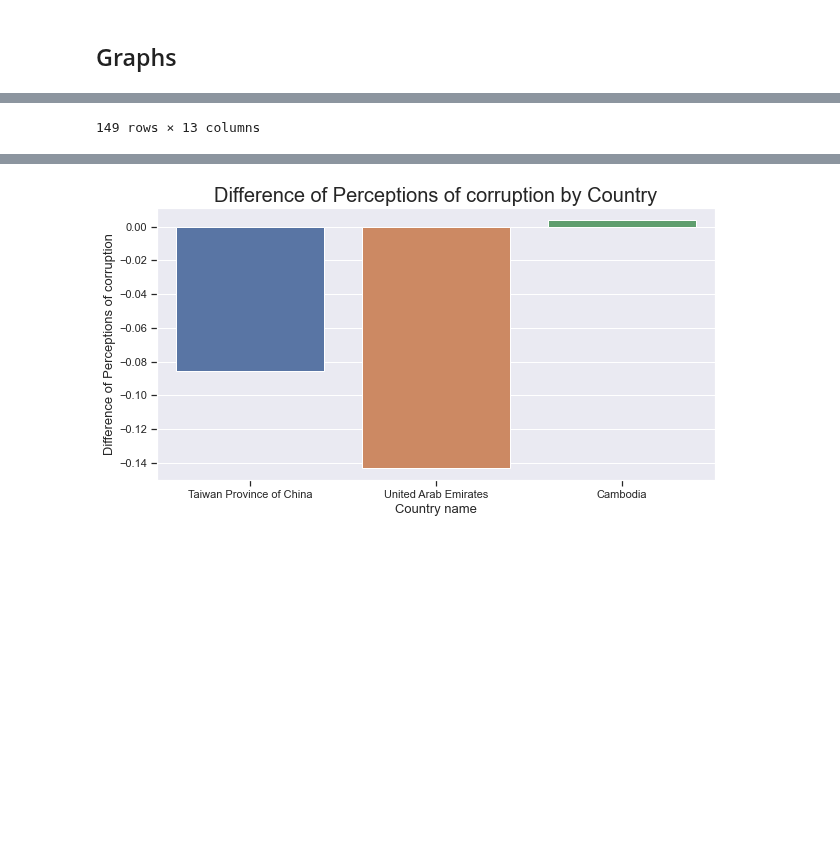
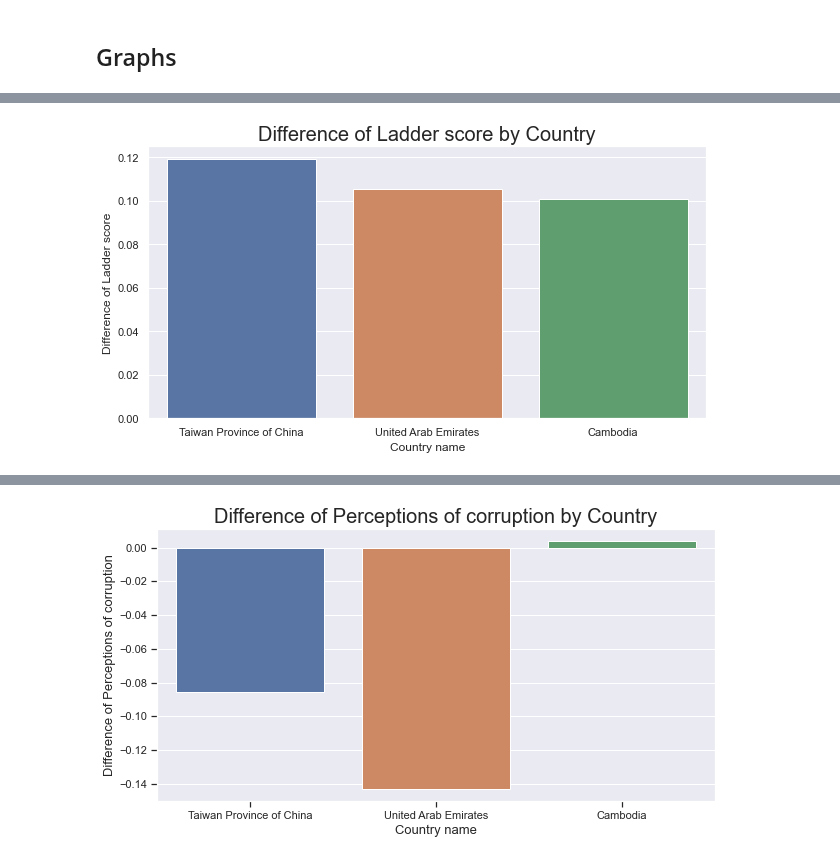
Before and after one commit to Shaheer02/World-Happiness-Report-2021-Analysis, a Jupyter notebook: analysis/submitted/milestone3.ipynb, the cells around one changed output, grey strips where cells are left out. Drawn from its saved outputs; the diff is of its cells as text; code cells hidden in the pictures; blank space fills up the shorter version.

```diff
--- a/analysis/submitted/milestone3.ipynb
+++ b/analysis/submitted/milestone3.ipynb
@@ -942,7 +930,7 @@ display(df,df2021,df2020)
 # %%
 def grabMaxIndex(df, amountOfMax):
     lstOfIndex = []
-    lst = list(df['Ladder score difference (2021 subtracted by 2020)'])
+    lst = list(df['Ladder score difference'])
 
     for i in range(amountOfMax,0,-1):
         lstOfIndex.append(lst.index(max(lst)))
@@ -950,6 +938,8 @@ def grabMaxIndex(df, amountOfMax):
 
     return lstOfIndex
 # %%
+df = (df2021['Ladder score'] - df2020['Ladder score']).to_frame()
+df = df.rename(columns = {'Ladder score': 'Ladder score difference'})
 lstOfIndex = grabMaxIndex(df,3)
 # %%
 def getDifferenceForEachMax(df1, df2, column,lst):
@@ -975,2 +979,5 @@ def plotByDf(df1, df2, column, lst):
 # %%
+plotByDf(df2021,df2020,'Ladder score',lstOfIndex)
+
+# Ladder score differences were generally similar
 # %% [output]
@@ -989,3 +984,3 @@ def plotByDf(df1, df2, column, lst):
-149 rows × 13 columns
+[figure, added]
 # %%
 plotByDf(df2021,df2020,'Logged GDP per capita',lstOfIndex)
```
Also changed, not shown: parts of 13 cells of this notebook, 4 other files.
